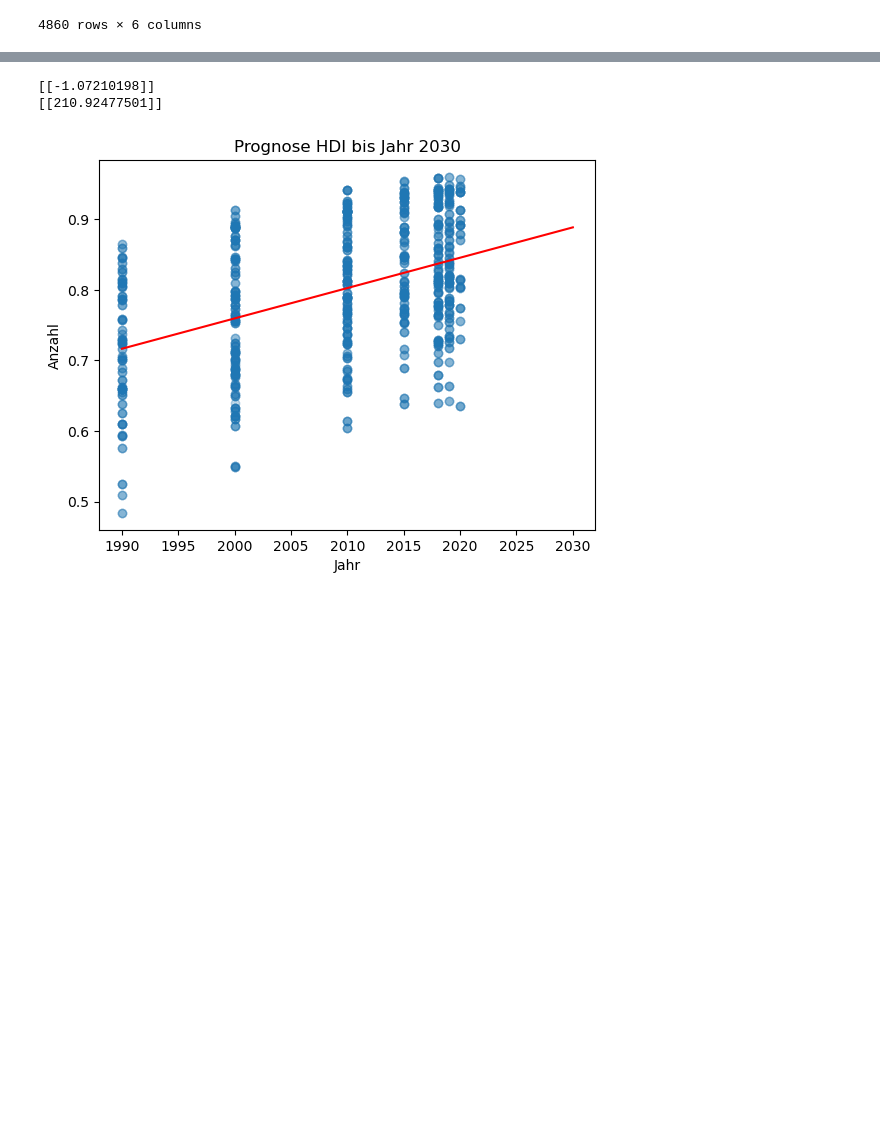
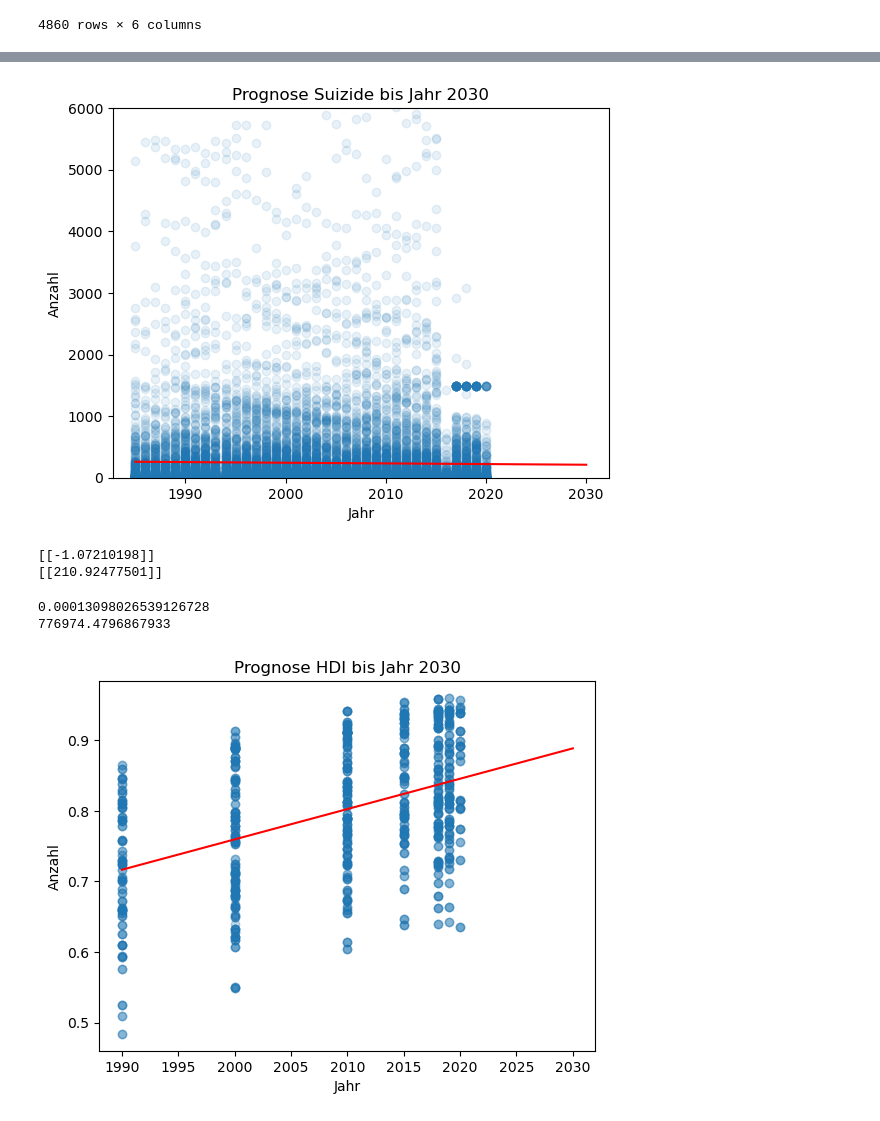
Before and after one commit to DataScience-DHBWKA/abc, a Jupyter notebook: data.ipynb, the cells around one changed output, grey strips where cells are left out. Cells and saved outputs as stored; diff of their text form; code cells hidden in the pictures; blank space fills up the shorter version.

```diff
--- a/data.ipynb
+++ b/data.ipynb
@@ -457,3 +457,22 @@ plt.show()
+# %%
+#Diagramm erstellen
+plt.scatter(x = x_jahr_train, y = y_jahr_train, alpha = 0.1)
+plt.plot(x, y, c = 'r')
+
+#Titel des Liniendiagramms
+plt.title('Prognose Suizide bis Jahr 2030')
+
+#X-Achsen Beschriftung
+plt.xlabel('Jahr')
+
+#Y-Achsen Beschriftung
+plt.ylim(0,6000)
+plt.ylabel('Anzahl')
+
+#Ausgabe lineare Reggression
+plt.show()
+# %% [output]
+[figure, added]
 # %%
 #Steigung lineare Progression
 print(regressor_jahr.coef_)
@@ -469,6 +488,16 @@ print(suizide_predict)
 #Interpretation:
 #pro Jahr durchschnittlich 1.07210198 Suizide weniger
 #im Jahr 2030 wird es wahrscheinlich 210.92477501 Suizidfälle geben
+# %%
+#Trainingsfehler der linearen Regression
+y_jahr_train_pred = regressor_jahr.predict(np.array(x_jahr_train).reshape(-1,1))
+r2_jahr =  r2_score(y_jahr_train, y_jahr_train_pred)
+MSE_jahr =  mean_squared_error(y_jahr_train, y_jahr_train_pred)
+print(r2_jahr)
+print(MSE_jahr)
+# %% [output]
+0.00013098026539126728
+776974.4796867933
 # %%
 #Lineare Regression
 regressor_hdi = LinearRegression()
```
Also changed, not shown: parts of 46 cells of this notebook.
